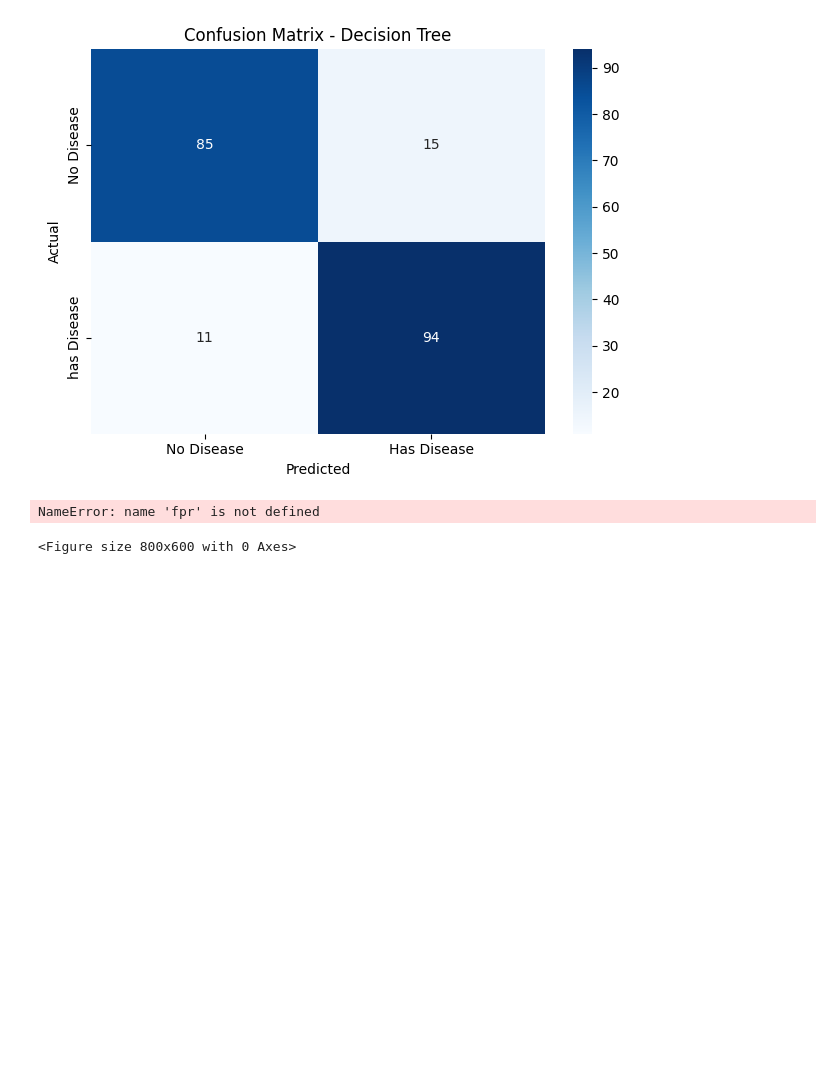
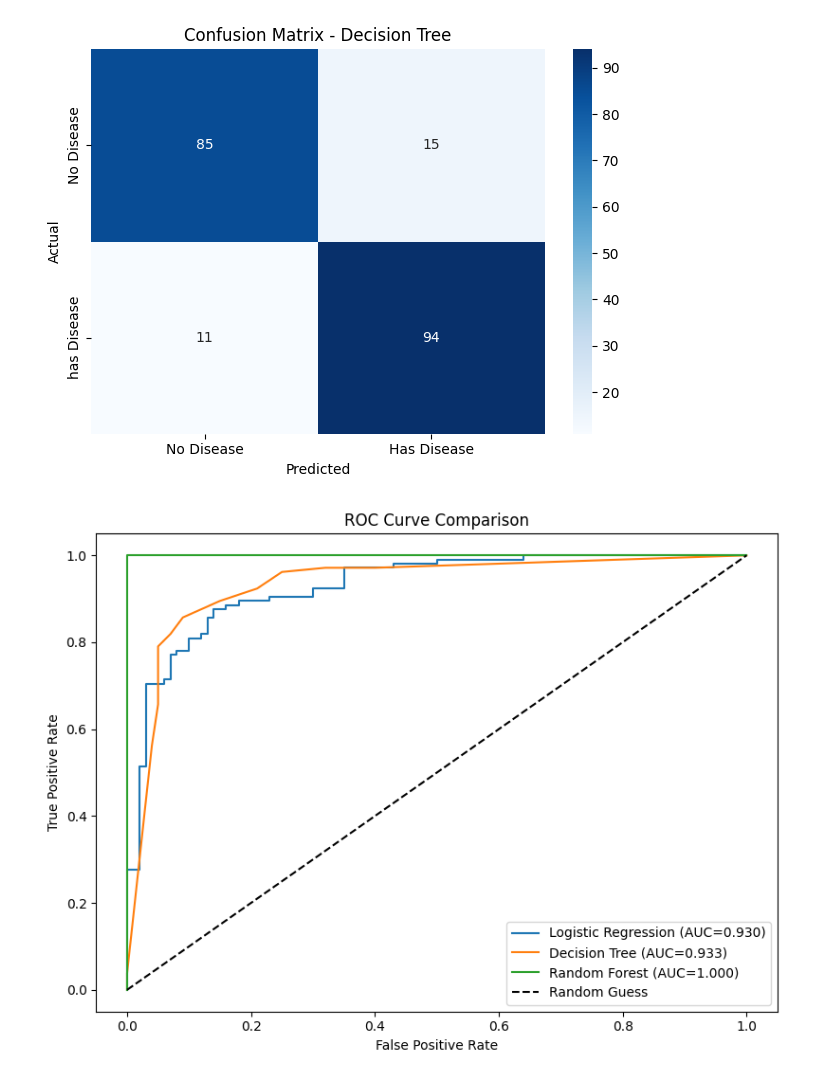
Before and after one commit to Hassan092-prog/CodeAlpha_DiseasePrediction, a Jupyter notebook: disease_prediction.ipynb, the cells around one changed output. Drawn from its saved outputs; the diff is of its cells as text; code cells hidden in the pictures; blank space fills up the shorter version.

```diff
--- a/disease_prediction.ipynb
+++ b/disease_prediction.ipynb
@@ -233,20 +233,19 @@ plt.show()
 # %%
 plt.figure(figsize=(8,6))
 
 for name, model in zip(model_names, model_list):
     y_prob=model.predict_proba(X_test)[:,1]
-    fbr,tpr,_=roc_curve(y_test,y_prob)
+    fpr,tpr,_=roc_curve(y_test,y_prob)
     score=roc_auc_score(y_test,y_prob)
     plt.plot(fpr,tpr,label=f'{name} (AUC={score:.3f})')
 
-plt.plot([0,1],[0,1],'k==', label='Random Guess')
+plt.plot([0,1],[0,1],'k--', label='Random Guess')
 plt.xlabel('False Positive Rate')
 plt.ylabel('True Positive Rate')
 plt.title('ROC Curve Comparison')
 plt.legend()
 plt.tight_layout()
 plt.savefig('reports/figures/roc_curve.png')
 plt.show()
 # %% [output]
-NameError: name 'fpr' is not defined
-<Figure size 800x600 with 0 Axes>
+[figure, added]
```
